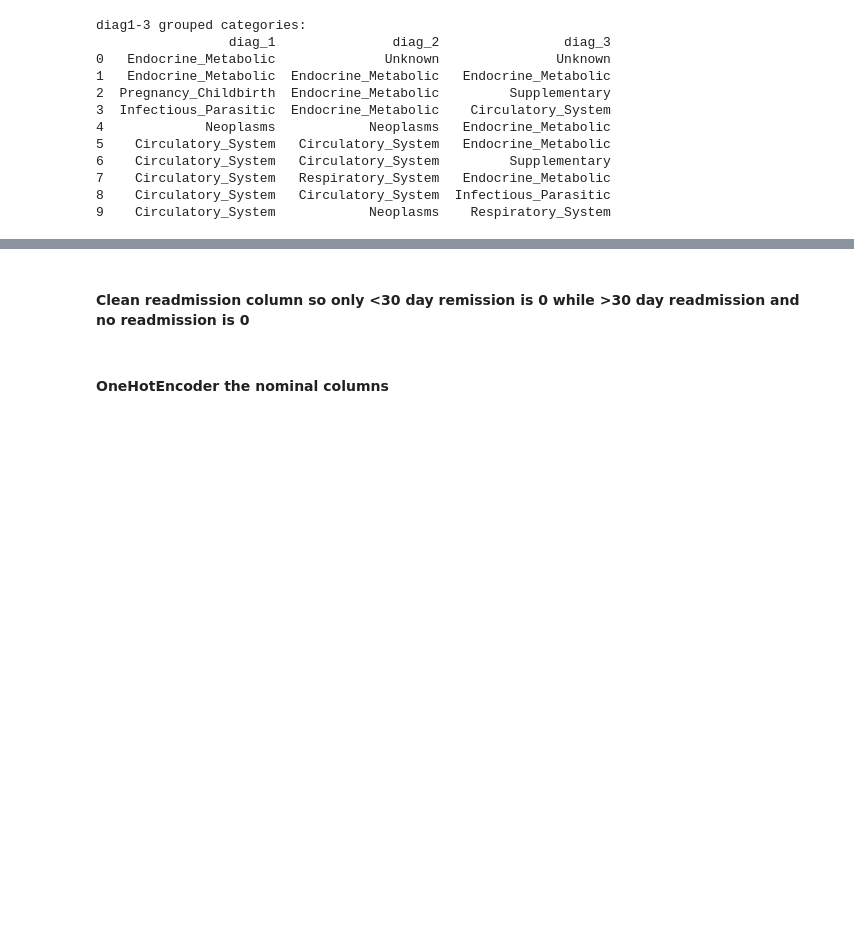
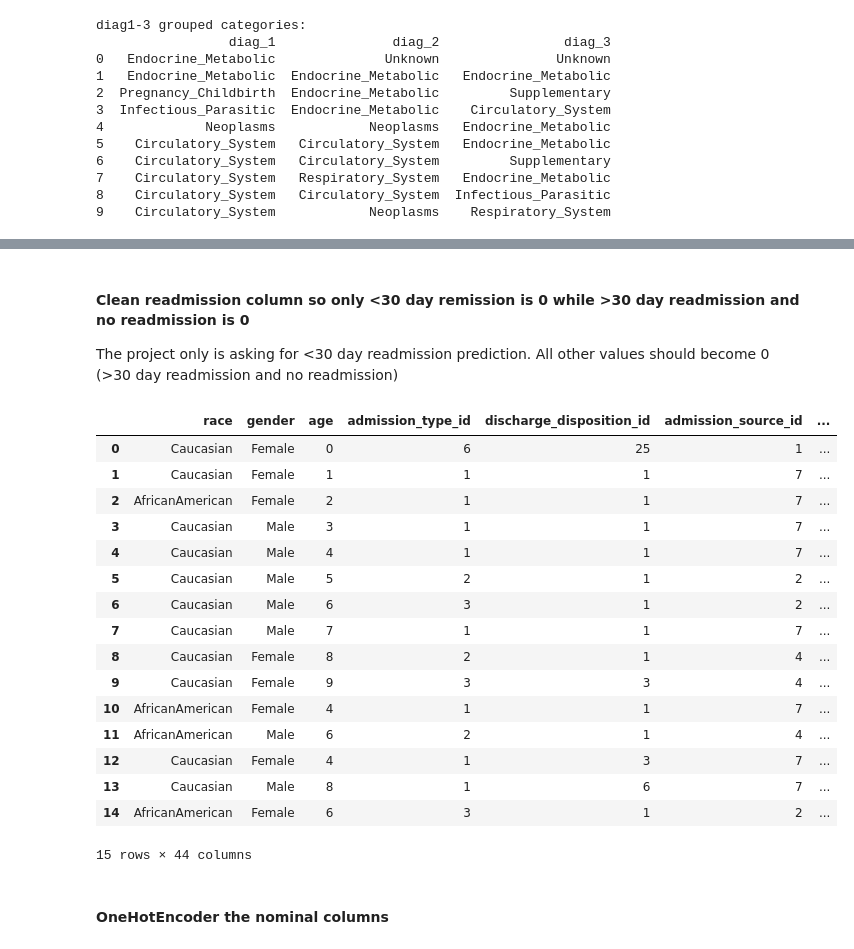
Before and after one commit to xiaohongchen01/diabetes_readmission_prediction, a Jupyter notebook: diabetes_data.ipynb, the cells around one changed output, grey strips where cells are left out. Cells and saved outputs as stored; diff of their text form; code cells hidden in the pictures; blank space fills up the shorter version.

```diff
--- a/diabetes_data.ipynb
+++ b/diabetes_data.ipynb
@@ -389,0 +390,16 @@ diag1-3 grouped categories:
+# %%
+# ordinalencode for age column
+age_mapping = {
+    '[0-10)': 0,
+    '[10-20)': 1,
+    '[20-30)': 2,
+    '[30-40)': 3,
+    '[40-50)': 4,
+    '[50-60)': 5,
+    '[60-70)': 6,
+    '[70-80)': 7,
+    '[80-90)': 8,
+    '[90-100)': 9
+}
+diabetes['age'] = diabetes['age'].map(age_mapping)
+diabetes.head()
@@ -390,4 +414,38 @@ diag1-3 grouped categories:
 # %% [markdown]
 #### Clean readmission column so only <30 day remission is 0 while >30 day readmission and no readmission is 0
+
+The project only is asking for <30 day readmission prediction. All other values should become 0 (>30 day readmission and no readmission)
+# %%
+# Keep this transformation rerun-safe and deterministic
+readmit_map = {
+    '<30': 1,
+    '>30': 0,
+    'NO': 0,
+    1: 1,
+    0: 0,
+    '1': 1,
+    '0': 0,
+}
+
+diabetes['readmitted'] = diabetes['readmitted'].map(readmit_map)
+diabetes.head(15)
+# %% [output]
+|  | race | gender | age | admission_type_id | discharge_disposition_id | admission_source_id | ... |
+| 0 | Caucasian | Female | 0 | 6 | 25 | 1 | ... |
+| 1 | Caucasian | Female | 1 | 1 | 1 | 7 | ... |
+| 2 | AfricanAmerican | Female | 2 | 1 | 1 | 7 | ... |
+| 3 | Caucasian | Male | 3 | 1 | 1 | 7 | ... |
+| 4 | Caucasian | Male | 4 | 1 | 1 | 7 | ... |
+| 5 | Caucasian | Male | 5 | 2 | 1 | 2 | ... |
+| 6 | Caucasian | Male | 6 | 3 | 1 | 2 | ... |
+| 7 | Caucasian | Male | 7 | 1 | 1 | 7 | ... |
+| 8 | Caucasian | Female | 8 | 2 | 1 | 4 | ... |
+| 9 | Caucasian | Female | 9 | 3 | 3 | 4 | ... |
+| 10 | AfricanAmerican | Female | 4 | 1 | 1 | 7 | ... |
+| 11 | AfricanAmerican | Male | 6 | 2 | 1 | 4 | ... |
+| 12 | Caucasian | Female | 4 | 1 | 3 | 7 | ... |
+| 13 | Caucasian | Male | 8 | 1 | 6 | 7 | ... |
+| 14 | AfricanAmerican | Female | 6 | 3 | 1 | 2 | ... |
+15 rows × 44 columns
 # %% [markdown]
 #### OneHotEncoder the nominal columns
```
Also changed, not shown: parts of 7 cells of this notebook.
